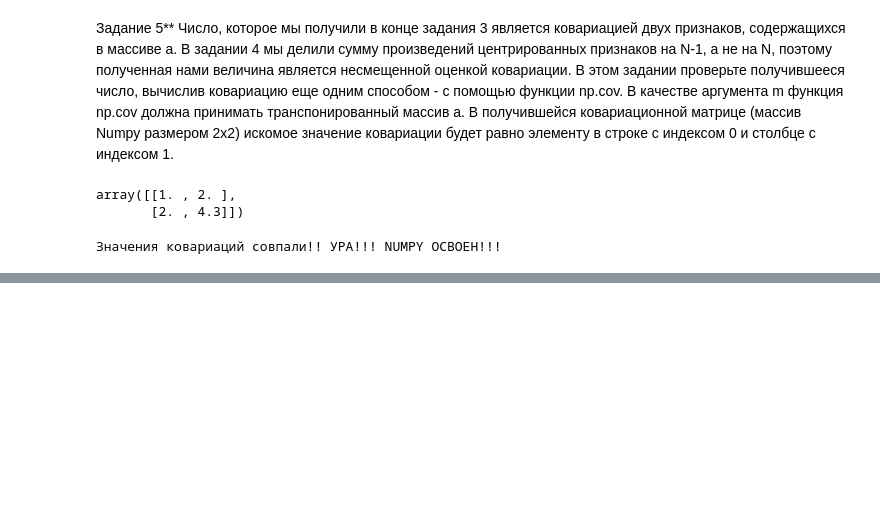
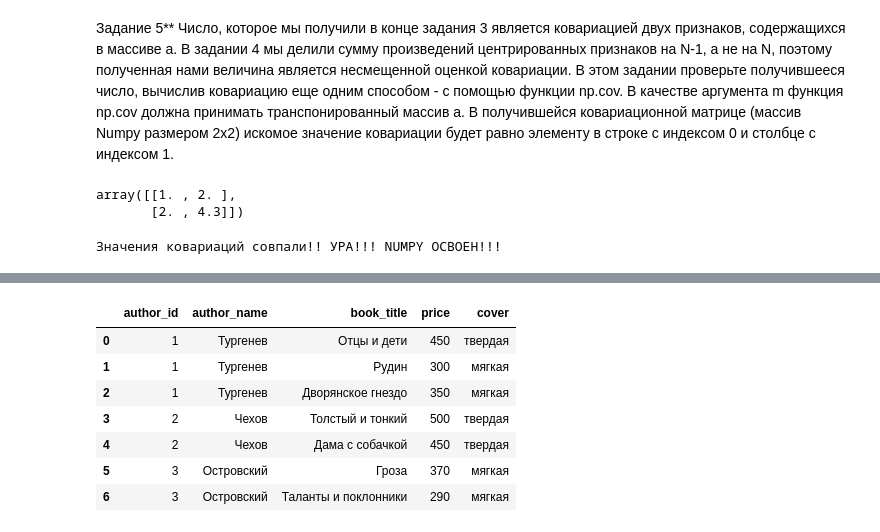
Before and after one commit to cheef78/PytForDS, a Jupyter notebook: less2.ipynb, the cells around one changed output, grey strips where cells are left out. Cells and saved outputs as stored; diff of their text form; code cells hidden in the pictures; blank space fills up the shorter version.

```diff
--- a/less2.ipynb
+++ b/less2.ipynb
@@ -347,0 +359,3 @@ else:
+# %%
+authors = pd.DataFrame({"author_id":np.array([1, 2, 3]), "author_name": np.array(['Тургенев', 'Чехов', 'Островский'])}, index=[1, 2, 3])
+print(authors)
@@ -347,0 +367,3 @@ else:
+# %%
+book = pd.DataFrame({"author_id":np.array([1, 1, 1, 2, 2, 3, 3]), "book_title": np.array(['Отцы и дети', 'Рудин', 'Дворянское гнездо', 'Толстый и тонкий', 'Дама с собачкой', 'Гроза', 'Таланты и поклонники']), "price": np.array([450, 300, 350, 500, 450, 370, 290])}, index=[1, 2, 3,4,5,6,7])
+print(book)
@@ -347,0 +382,3 @@ else:
+# %%
+authors_price=authors.merge(book)
+print (authors_price)
@@ -347,0 +433,12 @@ else:
+# %%
+authors_price['cover']=['твердая', 'мягкая', 'мягкая', 'твердая', 'твердая', 'мягкая', 'мягкая']
+authors_price
+# %% [output]
+|  | author_id | author_name | book_title | price | cover |
+| 0 | 1 | Тургенев | Отцы и дети | 450 | твердая |
+| 1 | 1 | Тургенев | Рудин | 300 | мягкая |
+| 2 | 1 | Тургенев | Дворянское гнездо | 350 | мягкая |
+| 3 | 2 | Чехов | Толстый и тонкий | 500 | твердая |
+| 4 | 2 | Чехов | Дама с собачкой | 450 | твердая |
+| 5 | 3 | Островский | Гроза | 370 | мягкая |
+| 6 | 3 | Островский | Таланты и поклонники | 290 | мягкая |
```
Also changed, not shown: parts of 17 cells of this notebook, 1 other file.
